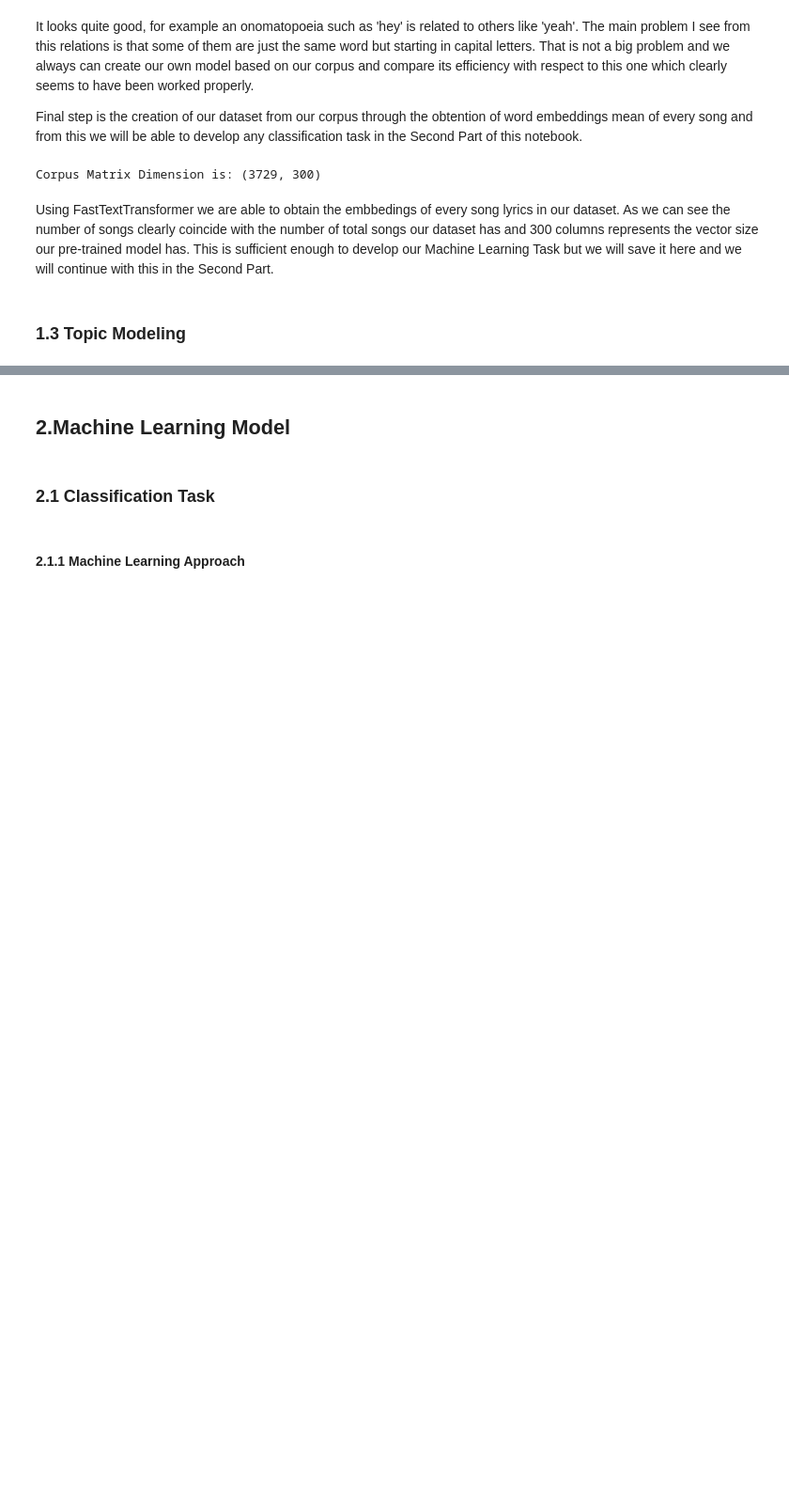
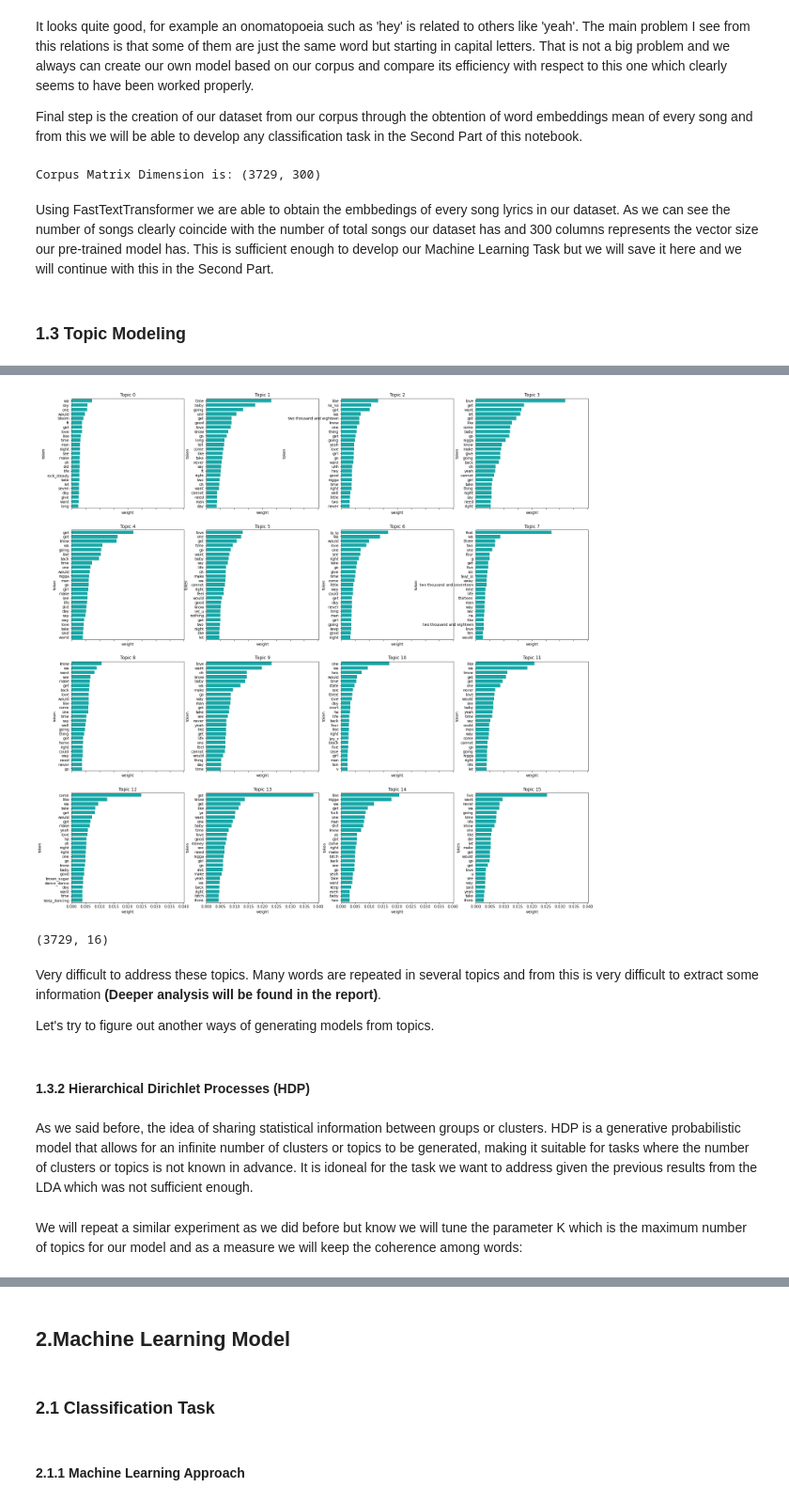
Before and after one commit to MigueXl/Musical_Genre_Classification, a Jupyter notebook: FInal_Project_Notebook.ipynb, the cells around one changed output, grey strips where cells are left out. Shown at 94% size. Drawn from its saved outputs; the diff is of its cells as text; code cells hidden in the pictures; blank space fills up the shorter version.

```diff
--- a/FInal_Project_Notebook.ipynb
+++ b/FInal_Project_Notebook.ipynb
@@ -393,0 +442,48 @@ Using FastTextTransformer we are able to obtain the embbedings of every song lyr
+# %%
+import seaborn as sns
+topn = 25
+
+ldag = LdaModel(corpus=bow_songs, id2word=D, num_topics=16)
+
+fig, axes = plt.subplots(4, 4, figsize=(25, 25), sharex=True)
+
+for i in tqdm(range(4)):
+
+    df = pd.DataFrame(ldag.show_topic(i, topn=topn), columns=['token','weight'])
+    sns.barplot(x='weight', y='token', data=df, color='c', orient='h', ax=axes[0][i])
+    axes[0][i].set_title('Topic ' + str(i))
+
+    df = pd.DataFrame(ldag.show_topic(i+4, topn=topn), columns=['token','weight'])
+    sns.barplot(x='weight', y='token', data=df, color='c', orient='h', ax=axes[1][i])
+    axes[1][i].set_title('Topic ' + str(i+4))
+
+    df = pd.DataFrame(ldag.show_topic(i+8, topn=topn), columns=['token','weight'])
+    sns.barplot(x='weight', y='token', data=df, color='c', orient='h', ax=axes[2][i])
+    axes[2][i].set_title('Topic ' + str(i+8))
+
+    df = pd.DataFrame(ldag.show_topic(i + 12, topn=topn), columns=['token','weight'])
+    sns.barplot(x='weight', y='token', data=df, color='c', orient='h', ax=axes[3][i])
+    axes[3][i].set_title('Topic ' + str(i + 12))
+
+plt.show()
+# %% [output]
+[figure, added]
+# %%
+from gensim.matutils import corpus2csc
+
+ldaTrans = ldag[bow_songs]
+ldaVec = corpus2csc(ldaTrans).transpose()
+
+print(ldaVec.shape)
+# %% [output]
+(3729, 16)
+# %% [markdown]
+Very difficult to address these topics. Many words are repeated in several topics and from this is very difficult to extract some information __(Deeper analysis will be found in the report)__.
+
+Let's try to figure out another ways of generating models from topics.
+# %% [markdown]
+#### **1.3.2 Hierarchical Dirichlet Processes (HDP)**
+# %% [markdown]
+As we said before, the idea of sharing statistical information between groups or clusters. HDP is a generative probabilistic model that allows for an infinite number of clusters or topics to be generated, making it suitable for tasks where the number of clusters or topics is not known in advance. It is idoneal for the task we want to address given the previous results from the LDA which was not sufficient enough.
+# %% [markdown]
+We will repeat a similar experiment as we did before but know we will tune the parameter K which is the maximum number of topics for our model and as a measure we will keep the coherence among words:
```
Also changed, not shown: parts of 16 cells of this notebook.
